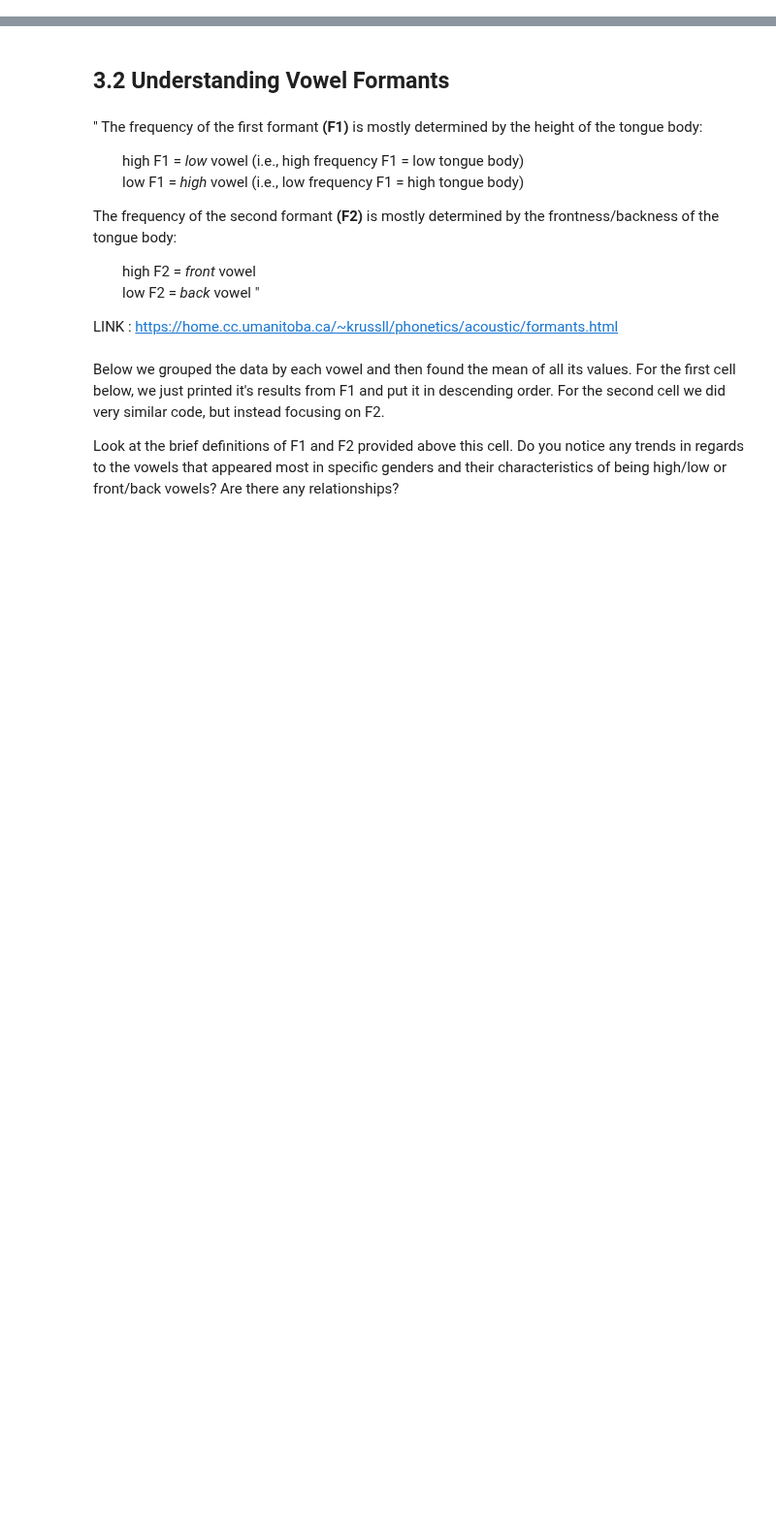
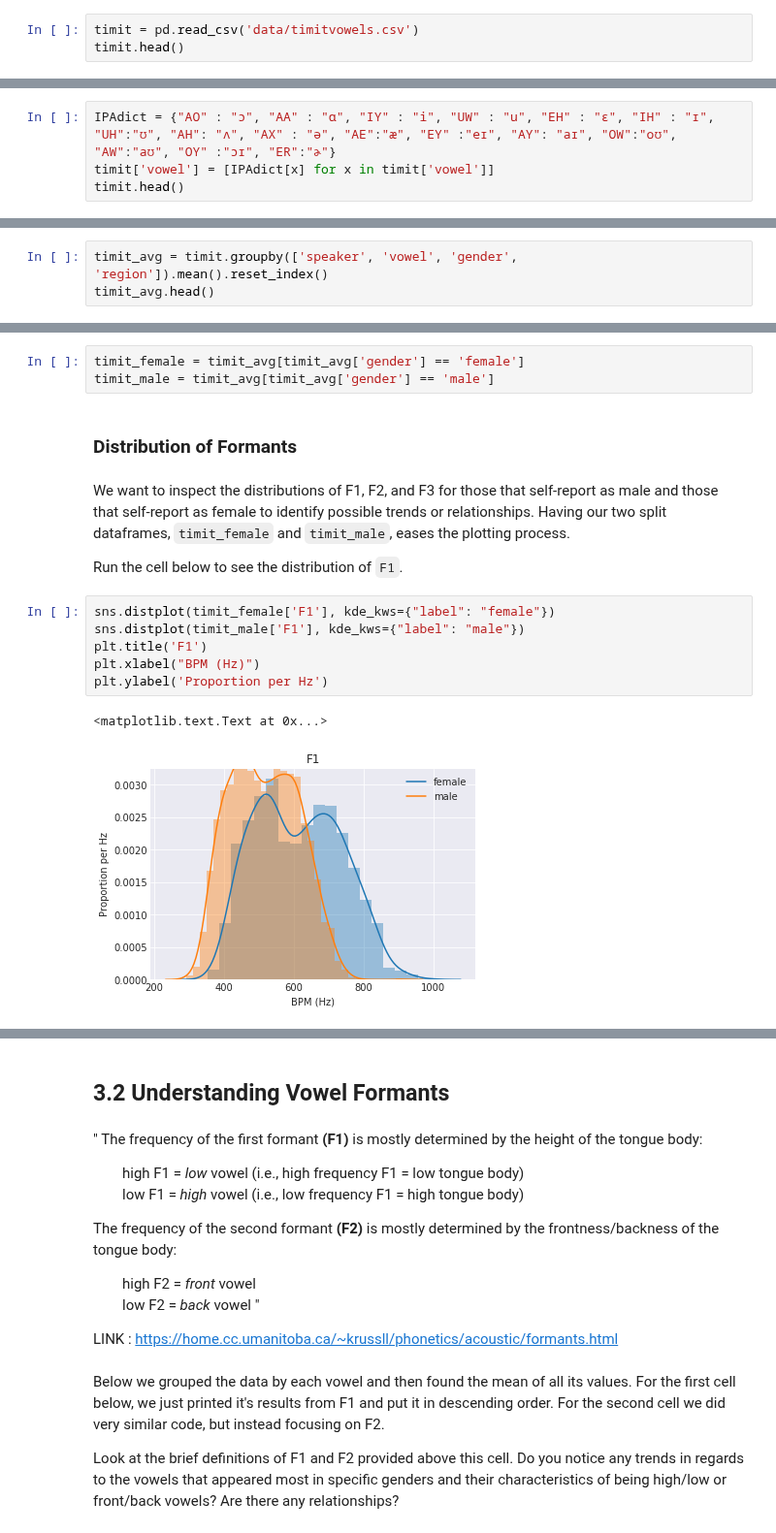
Before and after one commit to ds-modules/LINGUIS-110, a Jupyter notebook: UpdatedFormants/Assignment.ipynb, the cells around one changed output, grey strips where cells are left out. Shown at 97% size. Cells and saved outputs as stored; diff of their text form; blank space fills up the shorter version.

Commit message:
new data, rewritten 2/3 of formants per new outline

```diff
--- a/UpdatedFormants/Assignment.ipynb
+++ b/UpdatedFormants/Assignment.ipynb
@@ -182,0 +25,3 @@ __Answer:__
+# %%
+timit = pd.read_csv('data/timitvowels.csv')
+timit.head()
@@ -182,0 +66,4 @@ __Answer:__
+# %%
+IPAdict = {"AO" : "ɔ", "AA" : "ɑ", "IY" : "i", "UW" : "u", "EH" : "ɛ", "IH" : "ɪ", "UH":"ʊ", "AH": "ʌ", "AX" : "ə", "AE":"æ", "EY" :"eɪ", "AY": "aɪ", "OW":"oʊ", "AW":"aʊ", "OY" :"ɔɪ", "ER":"ɚ"}
+timit['vowel'] = [IPAdict[x] for x in timit['vowel']]
+timit.head()
@@ -182,0 +79,3 @@ __Answer:__
+# %%
+timit_avg = timit.groupby(['speaker', 'vowel', 'gender', 'region']).mean().reset_index()
+timit_avg.head()
@@ -182,0 +101,18 @@ __Answer:__
+# %%
+timit_female = timit_avg[timit_avg['gender'] == 'female']
+timit_male = timit_avg[timit_avg['gender'] == 'male']
+# %% [markdown]
+### Distribution of Formants
+# %% [markdown]
+We want to inspect the distributions of F1, F2, and F3 for those that self-report as male and those that self-report as female to identify possible trends or relationships. Having our two split dataframes, `timit_female` and `timit_male`, eases the plotting process.
+
+Run the cell below to see the distribution of `F1`.
+# %%
+sns.distplot(timit_female['F1'], kde_kws={"label": "female"})
+sns.distplot(timit_male['F1'], kde_kws={"label": "male"})
+plt.title('F1')
+plt.xlabel("BPM (Hz)")
+plt.ylabel('Proportion per Hz')
+# %% [output]
+<matplotlib.text.Text at 0x...>
+[figure, added]
```
Also changed, not shown: parts of 183 cells of this notebook, 10 other files.
